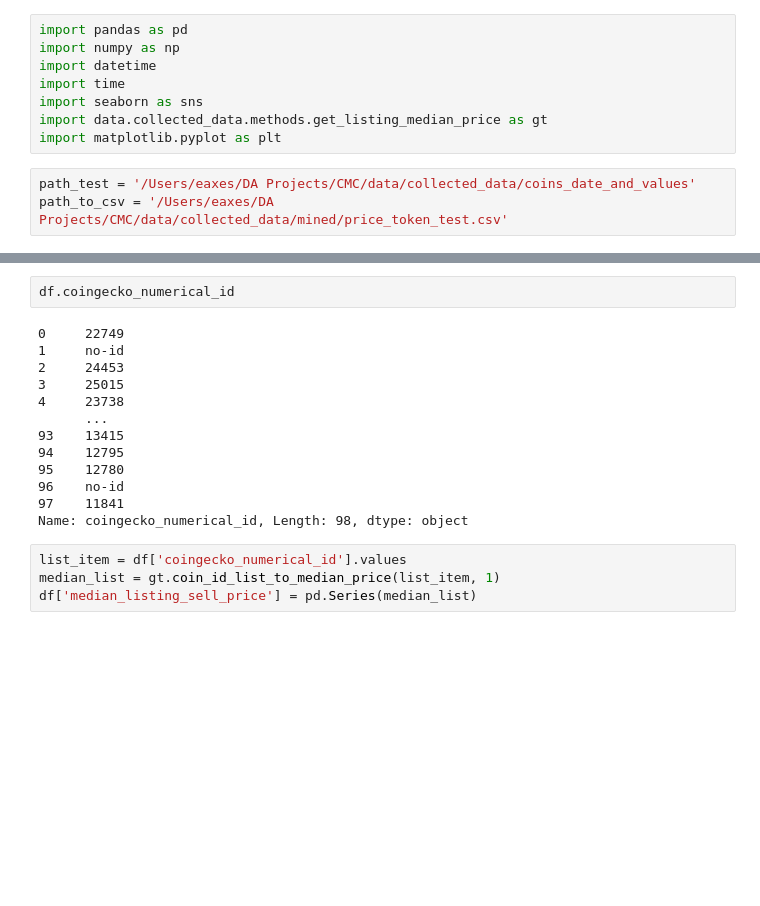
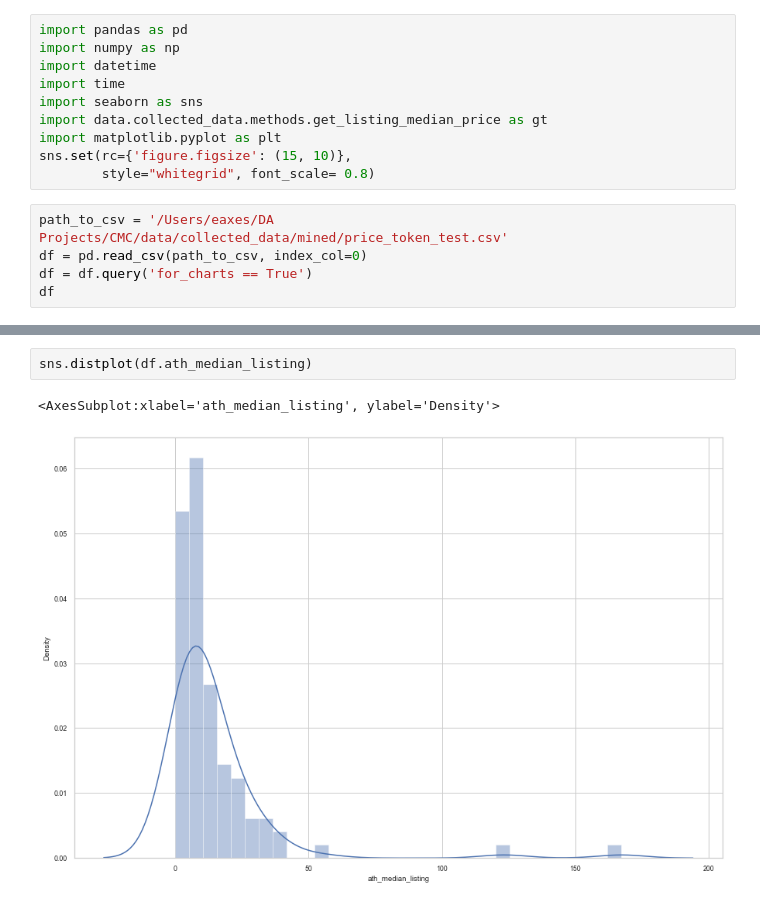
Before and after one commit to AAPTRV/CMC, a Jupyter notebook: test.ipynb, the cells around one changed output, grey strips where cells are left out. Saved outputs shown, nothing was run; the diff lists cells and outputs as text; blank space fills up the shorter version.

Commit message:
ATH at listing implemented

```diff
--- a/test.ipynb
+++ b/test.ipynb
@@ -6,6 +6,10 @@ import time
 import seaborn as sns
 import data.collected_data.methods.get_listing_median_price as gt
 import matplotlib.pyplot as plt
+sns.set(rc={'figure.figsize': (15, 10)},
+        style="whitegrid", font_scale= 0.8)
 # %%
-path_test = '/Users/eaxes/DA Projects/CMC/data/collected_data/coins_date_and_values'
 path_to_csv = '/Users/eaxes/DA Projects/CMC/data/collected_data/mined/price_token_test.csv'
+df = pd.read_csv(path_to_csv, index_col=0)
+df = df.query('for_charts == True')
+df
@@ -29,20 +30,6 @@ df
-# %%
-df.coingecko_numerical_id
-# %% [output]
-0     22749
-1     no-id
-2     24453
-3     25015
-4     23738
-      ...
-93    13415
-94    12795
-95    12780
-96    no-id
-97    11841
-Name: coingecko_numerical_id, Length: 98, dtype: object
-# %%
-list_item = df['coingecko_numerical_id'].values
-median_list = gt.coin_id_list_to_median_price(list_item, 1)
-df['median_listing_sell_price'] = pd.Series(median_list)
+# %%
+sns.distplot(df.ath_median_listing)
+# %% [output]
+<AxesSubplot:xlabel='ath_median_listing', ylabel='Density'>
+[figure, added]
 # %%
```
Also changed, not shown: parts of 10 cells of this notebook, 4 other files.
